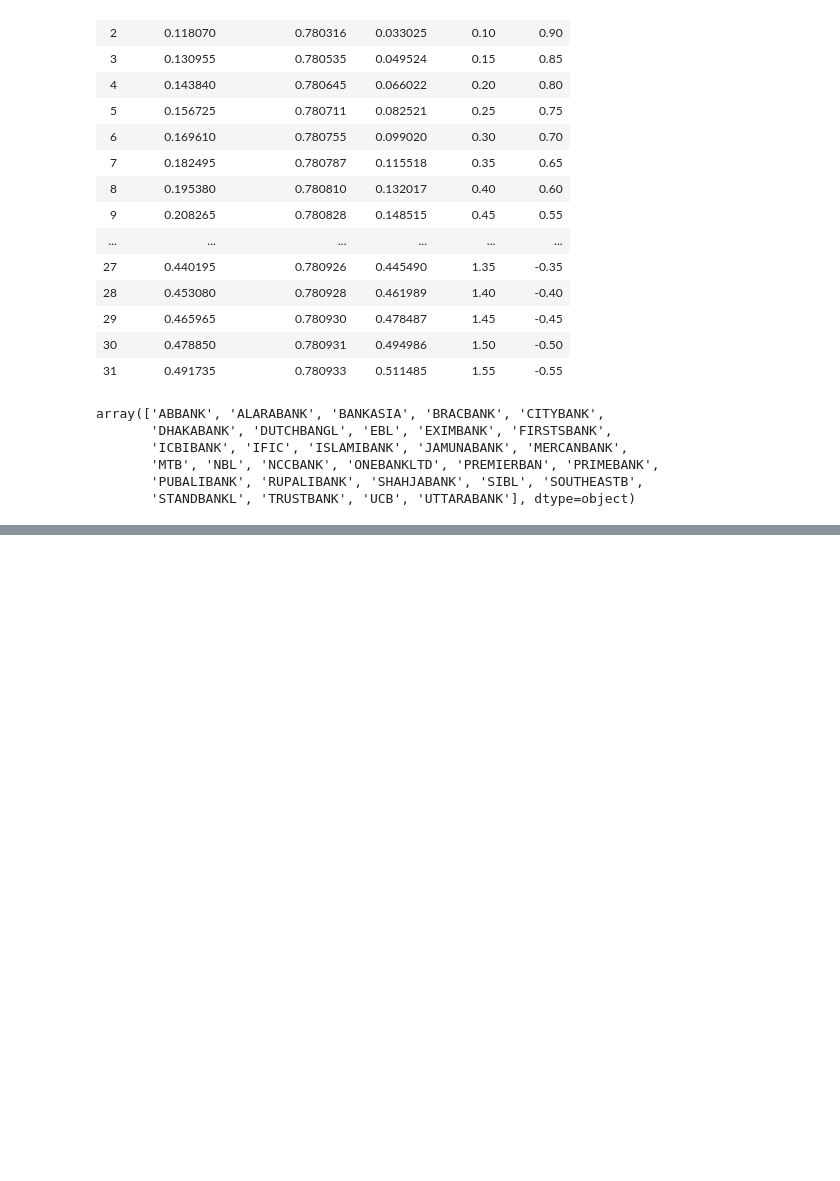
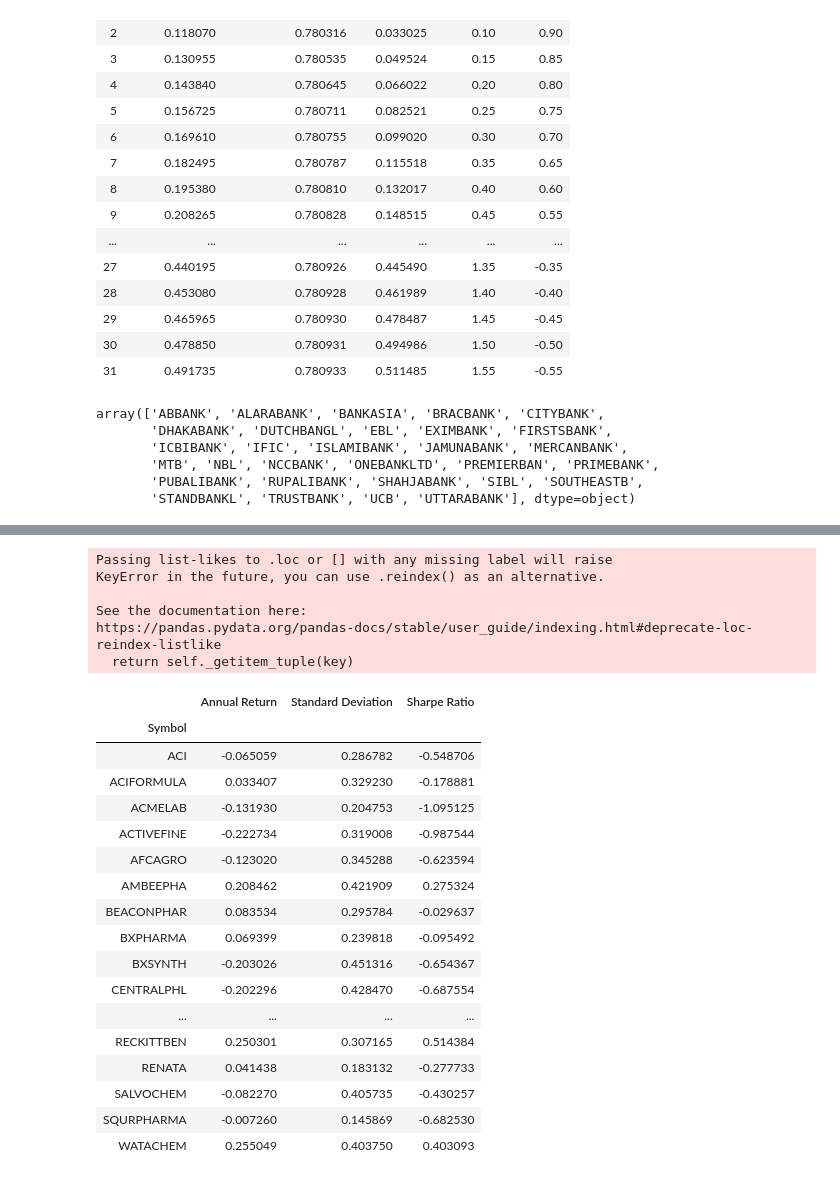
Before and after one commit to kalam360/dse-stock-analysis, a Jupyter notebook: sy-portfolio/optimal-portfolio-with-two-risky-asset.ipynb, the cells around one changed output, grey strips where cells are left out. Saved outputs shown, nothing was run; the diff lists cells and outputs as text; code cells hidden in the pictures; blank space fills up the shorter version.

```diff
--- a/sy-portfolio/optimal-portfolio-with-two-risky-asset.ipynb
+++ b/sy-portfolio/optimal-portfolio-with-two-risky-asset.ipynb
@@ -326,0 +365,37 @@ banks_performance.sort_values('Sharpe Ratio', ascending=False)
+# %%
+eng_companies = ['ACI', 'ACIFORMULA', 'ACMELAB', 'ACTIVEFINE', 'ADVENT', 'AFCAGRO',
+       'AMBEEPHA', 'BEACONPHAR', 'BXPHARMA', 'BXSYNTH', 'CENTRALPHL',
+       'FARCHEM', 'GHCL', 'GLAXOSMITH', 'IBNSINA', 'IBP', 'IMAMBUTTON',
+       'JMISMDL', 'KEYACOSMET', 'KOHINOOR', 'LIBRAINFU', 'MARICO',
+       'ORIONINFU', 'ORIONPHARM', 'PHARMAID', 'RECKITTBEN', 'RENATA',
+       'SALVOCHEM', 'SILCOPHL', 'SILVAPHL', 'SQURPHARMA', 'WATACHEM']
+# %%
+engineering_df = df_rss.loc[eng_companies, :]
+engineering_df = engineering_df.dropna(axis=0)
+engineering_df['Annual Return'].mean()
+engineering_df
+# %% [output]
+Passing list-likes to .loc or [] with any missing label will raise
+KeyError in the future, you can use .reindex() as an alternative.
+
+See the documentation here:
+https://pandas.pydata.org/pandas-docs/stable/user_guide/indexing.html#deprecate-loc-reindex-listlike
+  return self._getitem_tuple(key)
+|  | Annual Return | Standard Deviation | Sharpe Ratio |
+| Symbol |  |  |  |
+| ACI | -0.065059 | 0.286782 | -0.548706 |
+| ACIFORMULA | 0.033407 | 0.329230 | -0.178881 |
+| ACMELAB | -0.131930 | 0.204753 | -1.095125 |
+| ACTIVEFINE | -0.222734 | 0.319008 | -0.987544 |
+| AFCAGRO | -0.123020 | 0.345288 | -0.623594 |
+| AMBEEPHA | 0.208462 | 0.421909 | 0.275324 |
+| BEACONPHAR | 0.083534 | 0.295784 | -0.029637 |
+| BXPHARMA | 0.069399 | 0.239818 | -0.095492 |
+| BXSYNTH | -0.203026 | 0.451316 | -0.654367 |
+| CENTRALPHL | -0.202296 | 0.428470 | -0.687554 |
+| ... | ... | ... | ... |
+| RECKITTBEN | 0.250301 | 0.307165 | 0.514384 |
+| RENATA | 0.041438 | 0.183132 | -0.277733 |
+| SALVOCHEM | -0.082270 | 0.405735 | -0.430257 |
+| SQURPHARMA | -0.007260 | 0.145869 | -0.682530 |
+| WATACHEM | 0.255049 | 0.403750 | 0.403093 |
```
Also changed, not shown: parts of 14 cells of this notebook, 2 other files.
